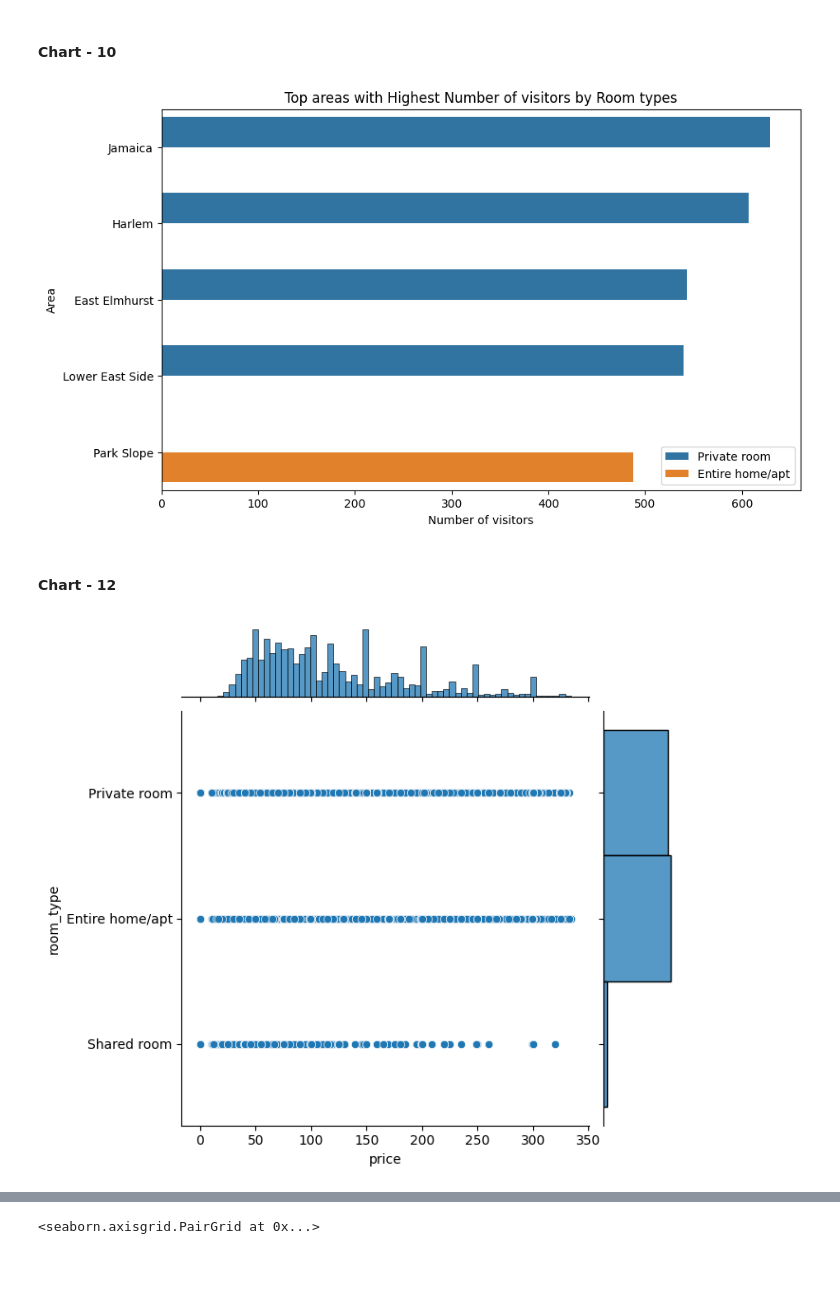
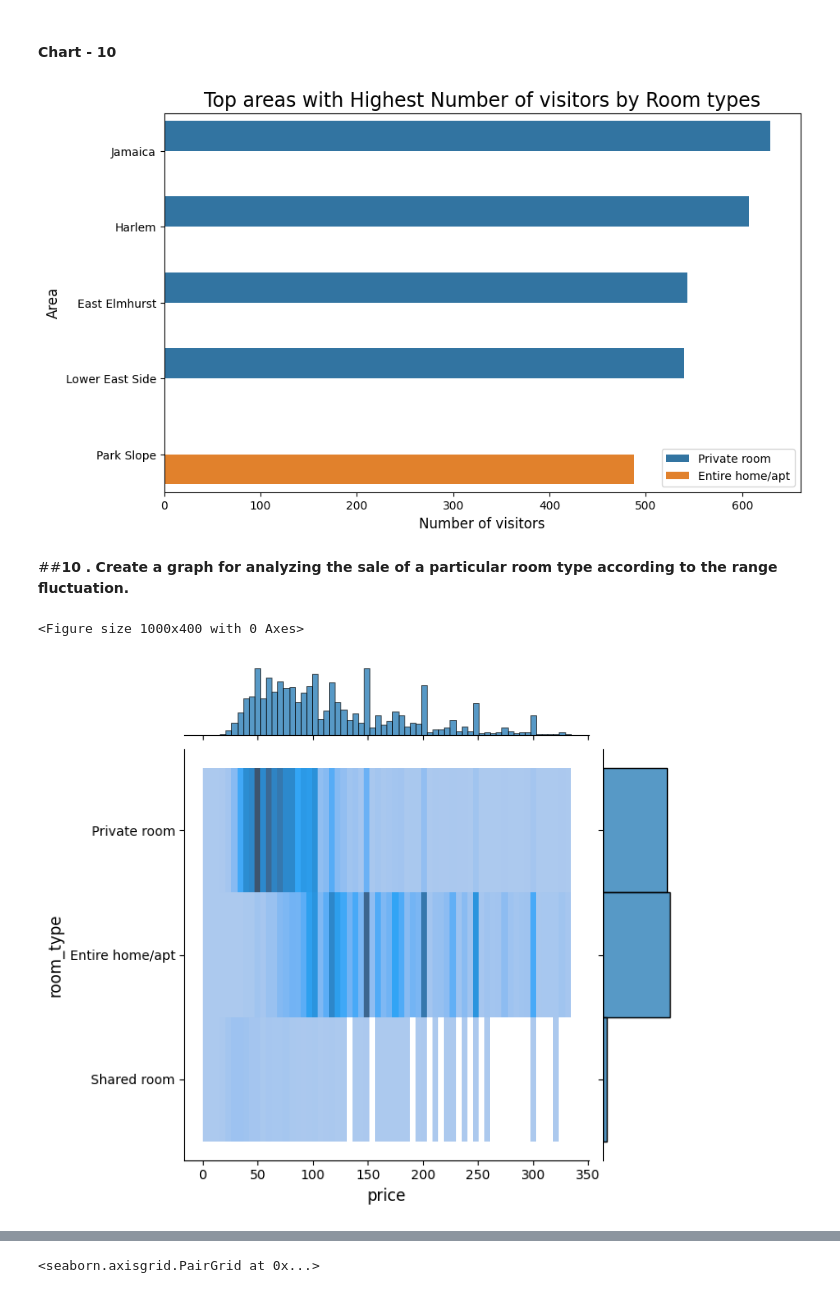
Before and after one commit to Sharik2610/Air-Bnb-Booking-Analysis---EDA, a Jupyter notebook: EDA_ON_AIRBNB_by_sharik.ipynb, the cells around one changed output, grey strips where cells are left out. Saved outputs shown, nothing was run; the diff lists cells and outputs as text; code cells hidden in the pictures; blank space fills up the shorter version.

```diff
--- a/EDA_ON_AIRBNB_by_sharik.ipynb
+++ b/EDA_ON_AIRBNB_by_sharik.ipynb
@@ -495,28 +526,36 @@ airbnb2 = airbnb.groupby(['Location','Area','room_type'])['number_of_reviews'].m
 airbnb2
 
 
-# Set up the figure and axes
-fig, ax = plt.subplots(figsize=(10, 6))
+# Set up the figuresize
+plt.figure(figsize=(10, 6))
 
 # Plot the bar chart
 sns.barplot(data=airbnb2, x='number_of_reviews', y='Area', hue='room_type')
 
 # Add labels and title
-ax.set_xlabel('Number of visitors')
-ax.set_ylabel('Area')
-ax.set_title('Top areas with Highest Number of visitors by Room types')
-ax.legend(loc='best')
+plt.xlabel('Number of visitors',{'fontsize': 12, 'fontweight': 15})
+plt.ylabel('Area',{'fontsize': 12, 'fontweight': 15})
+plt.title('Top areas with Highest Number of visitors by Room types',{'fontsize': 17, 'fontweight': 30})
+plt.legend(loc='best')
 
 # Show the plot
 plt.show()
 # %% [output]
-[figure, old version]
+[figure, new version]
-# %% [markdown]
-#### Chart - 12
+# %% [markdown]
+##**10 .** **Create a graph for analyzing the sale of a particular room type according to the range fluctuation.**
 # %%
 # Chart - 12 visualization code
-sns.jointplot(x='price', y= 'room_type', data=filtered_airbnb)
+#set up figure size
+plt.figure(figsize=(10,4))
+#plot jointplot
+sns.jointplot(x='price', y= 'room_type',kind="hist", data=filtered_airbnb)
 
+#add up label of x and y
+plt.xlabel('price',{'fontsize': 12, 'fontweight': 15})
+plt.ylabel('room_type',{'fontsize': 12, 'fontweight': 15})
+#display figure
 plt.show()
 # %% [output]
+<Figure size 1000x400 with 0 Axes>
-[figure, old version]
+[figure, new version]
```
Also changed, not shown: parts of 23 cells of this notebook.
